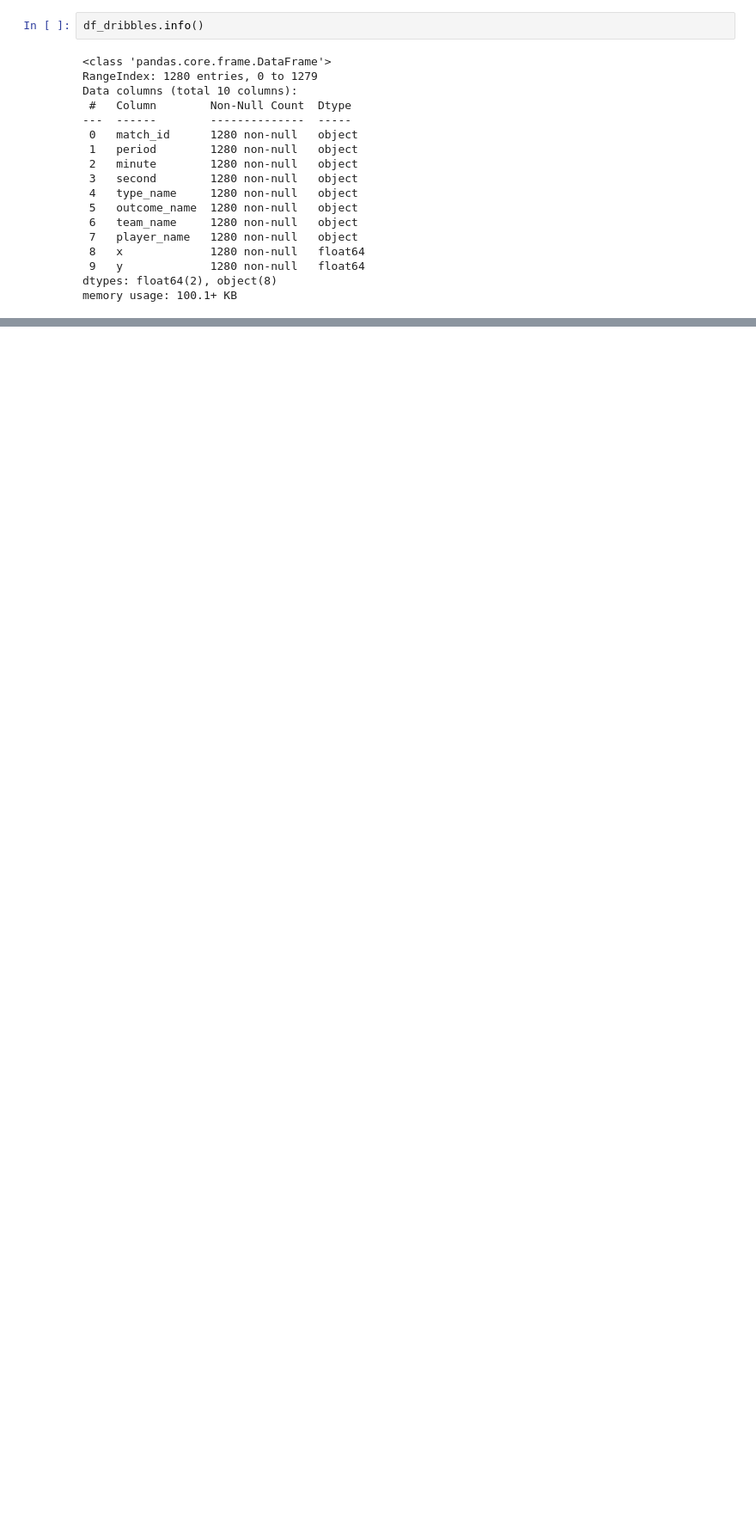
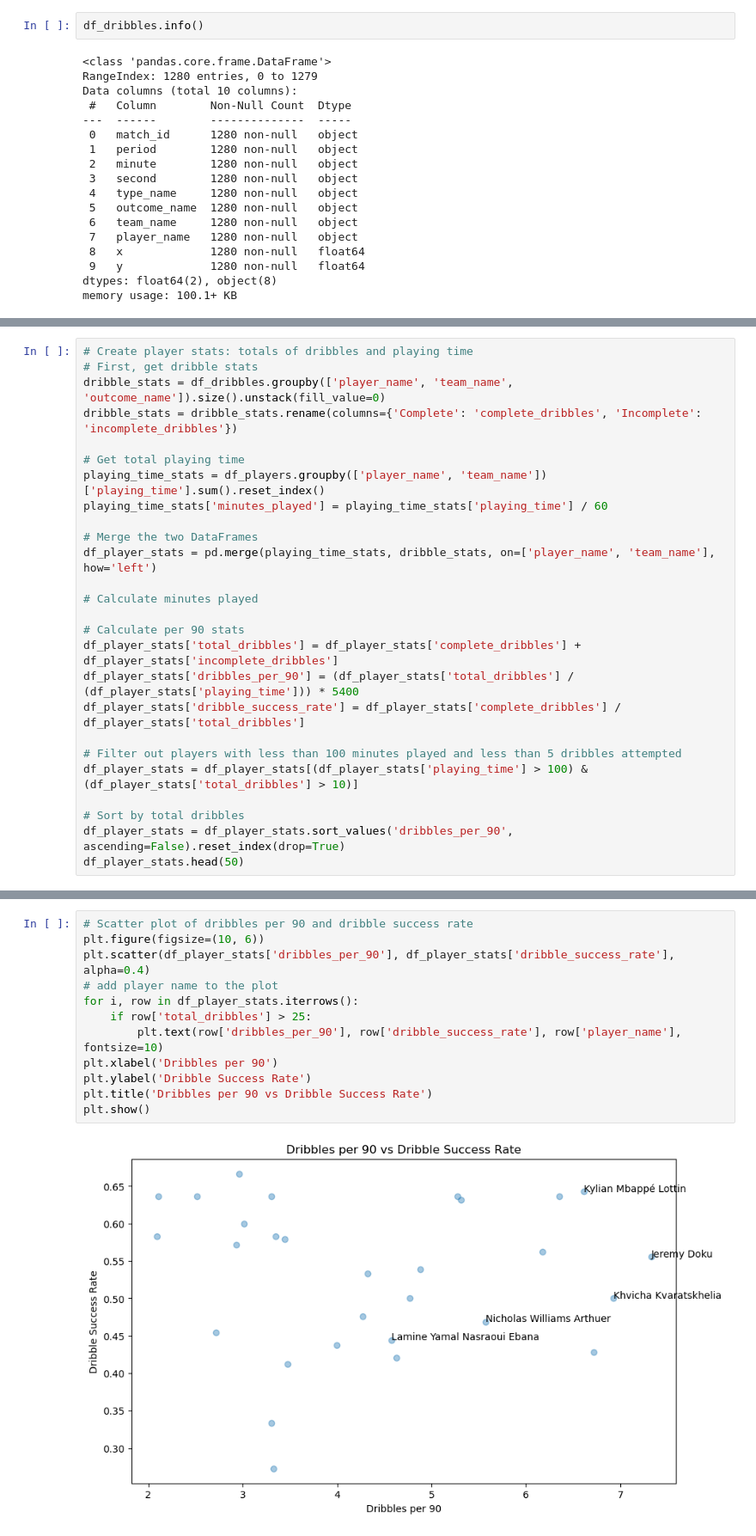
Before and after one commit to MarijnSt/soccermatics-project-1, a Jupyter notebook: per_90.ipynb, the cells around one changed output, grey strips where cells are left out. Shown at 86% size. Drawn from its saved outputs; the diff is of its cells as text; blank space fills up the shorter version.

```diff
--- a/per_90.ipynb
+++ b/per_90.ipynb
@@ -189,0 +207,26 @@ dribble_stats.head()
+# %%
+# Create player stats: totals of dribbles and playing time
+# First, get dribble stats
+dribble_stats = df_dribbles.groupby(['player_name', 'team_name', 'outcome_name']).size().unstack(fill_value=0)
+dribble_stats = dribble_stats.rename(columns={'Complete': 'complete_dribbles', 'Incomplete': 'incomplete_dribbles'})
+
+# Get total playing time
+playing_time_stats = df_players.groupby(['player_name', 'team_name'])['playing_time'].sum().reset_index()
+playing_time_stats['minutes_played'] = playing_time_stats['playing_time'] / 60
+
+# Merge the two DataFrames
+df_player_stats = pd.merge(playing_time_stats, dribble_stats, on=['player_name', 'team_name'], how='left')
+
+# Calculate minutes played
+
+# Calculate per 90 stats
+df_player_stats['total_dribbles'] = df_player_stats['complete_dribbles'] + df_player_stats['incomplete_dribbles']
+df_player_stats['dribbles_per_90'] = (df_player_stats['total_dribbles'] / (df_player_stats['playing_time'])) * 5400
+df_player_stats['dribble_success_rate'] = df_player_stats['complete_dribbles'] / df_player_stats['total_dribbles']
+
+# Filter out players with less than 100 minutes played and less than 5 dribbles attempted
+df_player_stats = df_player_stats[(df_player_stats['playing_time'] > 100) & (df_player_stats['total_dribbles'] > 10)]
+
+# Sort by total dribbles
+df_player_stats = df_player_stats.sort_values('dribbles_per_90', ascending=False).reset_index(drop=True)
+df_player_stats.head(50)
@@ -189,0 +330,14 @@ dribble_stats.head()
+# %%
+# Scatter plot of dribbles per 90 and dribble success rate
+plt.figure(figsize=(10, 6))
+plt.scatter(df_player_stats['dribbles_per_90'], df_player_stats['dribble_success_rate'], alpha=0.4)
+# add player name to the plot
+for i, row in df_player_stats.iterrows():
+    if row['total_dribbles'] > 25:
+        plt.text(row['dribbles_per_90'], row['dribble_success_rate'], row['player_name'], fontsize=10)
+plt.xlabel('Dribbles per 90')
+plt.ylabel('Dribble Success Rate')
+plt.title('Dribbles per 90 vs Dribble Success Rate')
+plt.show()
+# %% [output]
+[figure, added]
```
Also changed, not shown: parts of 6 cells of this notebook.
